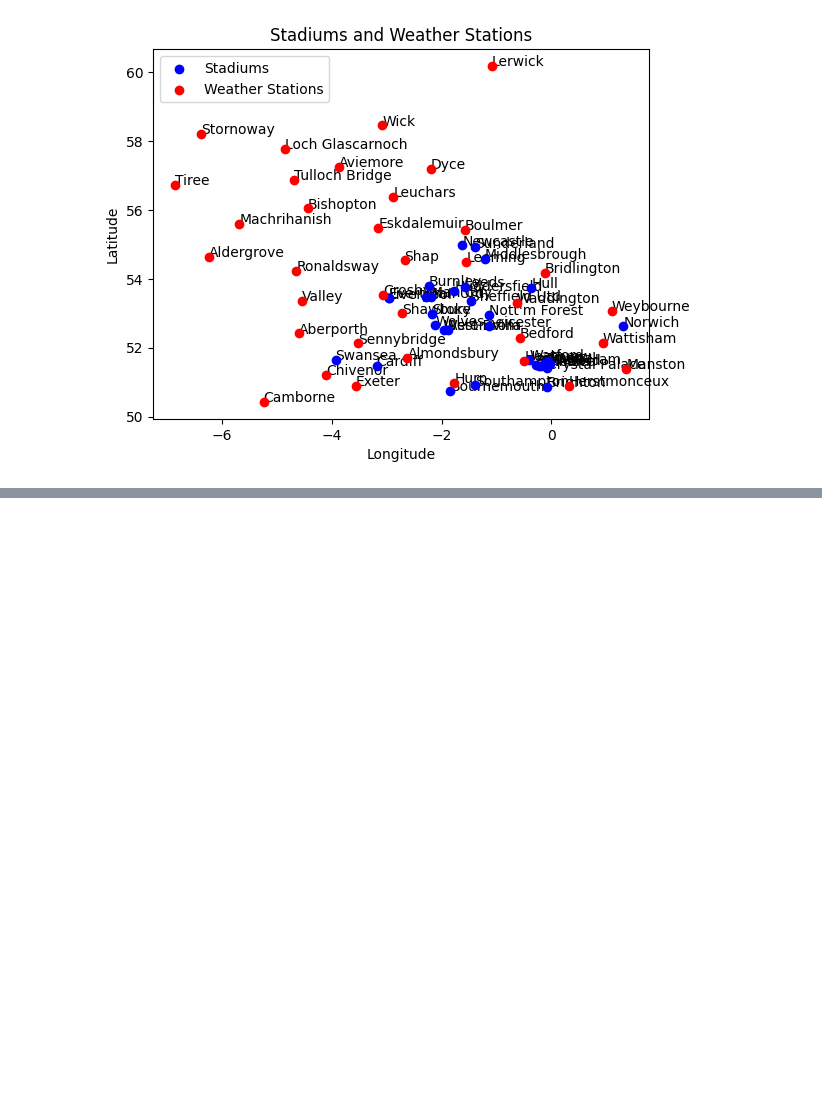
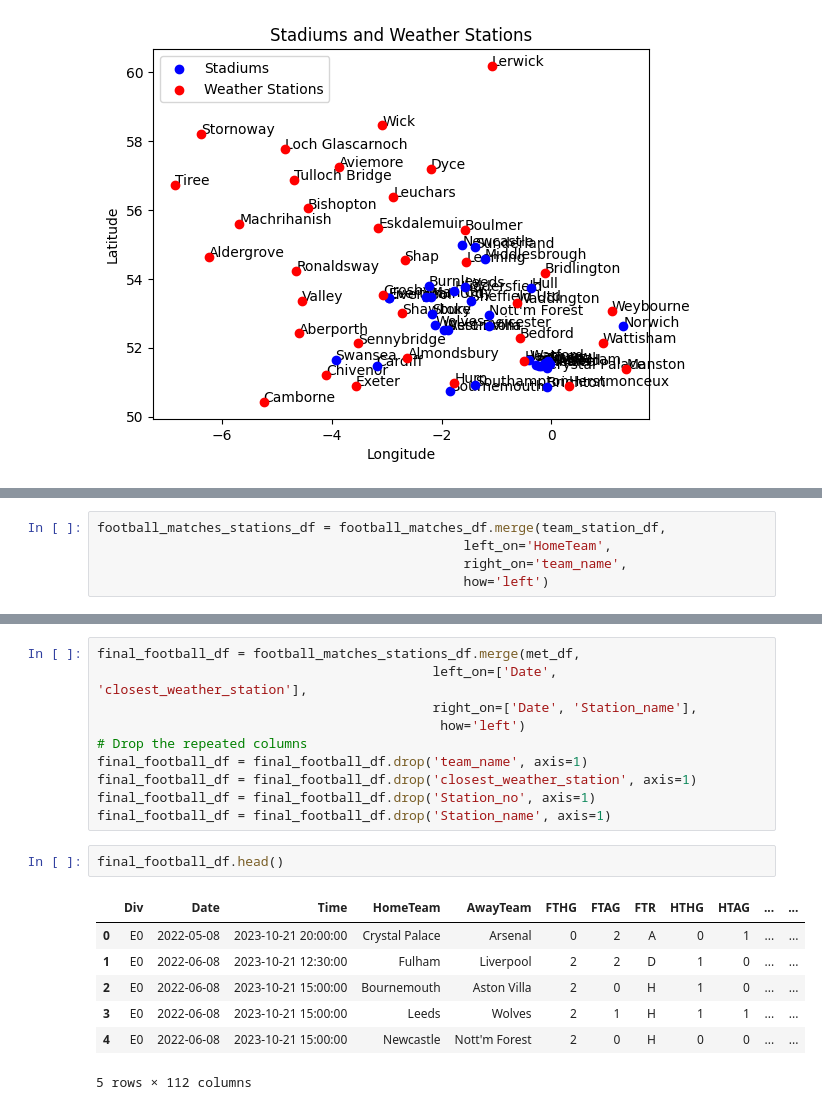
Before and after one commit to marcmelis/adsdb-fantasy-football, a Jupyter notebook: notebooks/exploitation_zone.ipynb, the cells around one changed output, grey strips where cells are left out. Cells and saved outputs as stored; diff of their text form; blank space fills up the shorter version.

```diff
--- a/notebooks/exploitation_zone.ipynb
+++ b/notebooks/exploitation_zone.ipynb
@@ -125,0 +162,5 @@ Now knowing which weather station is closer to which team we can put the data fr
+# %%
+football_matches_stations_df = football_matches_df.merge(team_station_df,
+                                               left_on='HomeTeam',
+                                               right_on='team_name',
+                                               how='left')
@@ -125,0 +183,20 @@ Now knowing which weather station is closer to which team we can put the data fr
+# %%
+final_football_df = football_matches_stations_df.merge(met_df,
+                                           left_on=['Date', 'closest_weather_station'],
+                                           right_on=['Date', 'Station_name'],
+                                            how='left')
+# Drop the repeated columns
+final_football_df = final_football_df.drop('team_name', axis=1)
+final_football_df = final_football_df.drop('closest_weather_station', axis=1)
+final_football_df = final_football_df.drop('Station_no', axis=1)
+final_football_df = final_football_df.drop('Station_name', axis=1)
+# %%
+final_football_df.head()
+# %% [output]
+|  | Div | Date | Time | HomeTeam | AwayTeam | FTHG | FTAG | FTR | HTHG | HTAG | ... | ... |
+| 0 | E0 | 2022-05-08 | 2023-10-21 20:00:00 | Crystal Palace | Arsenal | 0 | 2 | A | 0 | 1 | ... | ... |
+| 1 | E0 | 2022-06-08 | 2023-10-21 12:30:00 | Fulham | Liverpool | 2 | 2 | D | 1 | 0 | ... | ... |
+| 2 | E0 | 2022-06-08 | 2023-10-21 15:00:00 | Bournemouth | Aston Villa | 2 | 0 | H | 1 | 0 | ... | ... |
+| 3 | E0 | 2022-06-08 | 2023-10-21 15:00:00 | Leeds | Wolves | 2 | 1 | H | 1 | 1 | ... | ... |
+| 4 | E0 | 2022-06-08 | 2023-10-21 15:00:00 | Newcastle | Nott'm Forest | 2 | 0 | H | 0 | 0 | ... | ... |
+5 rows × 112 columns
```
Also changed, not shown: parts of 9 cells of this notebook.
